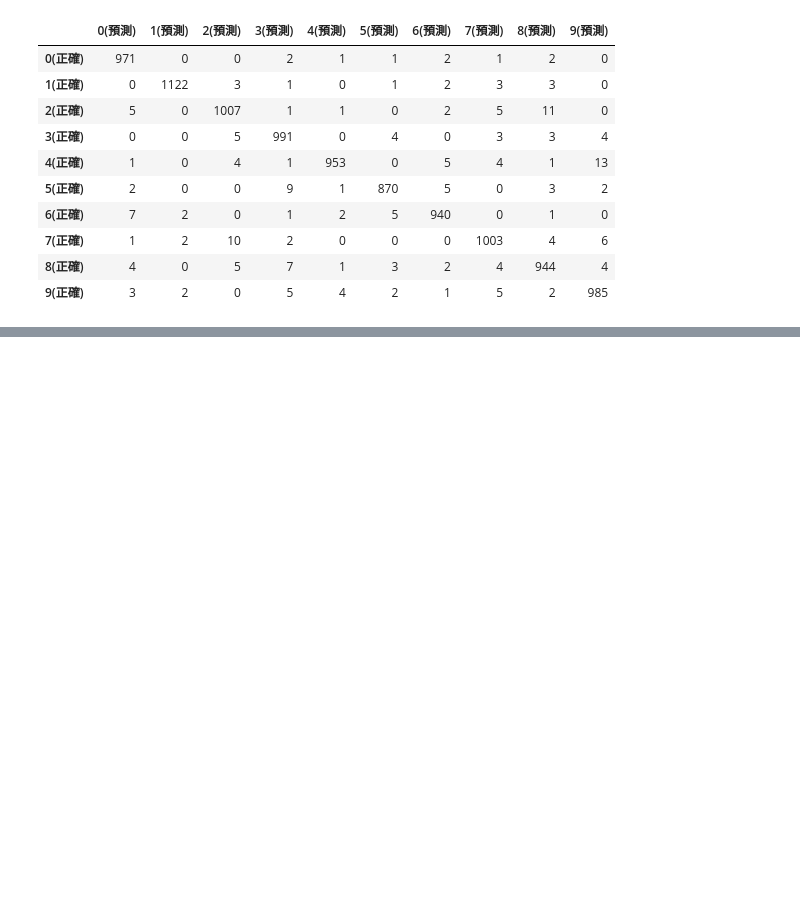
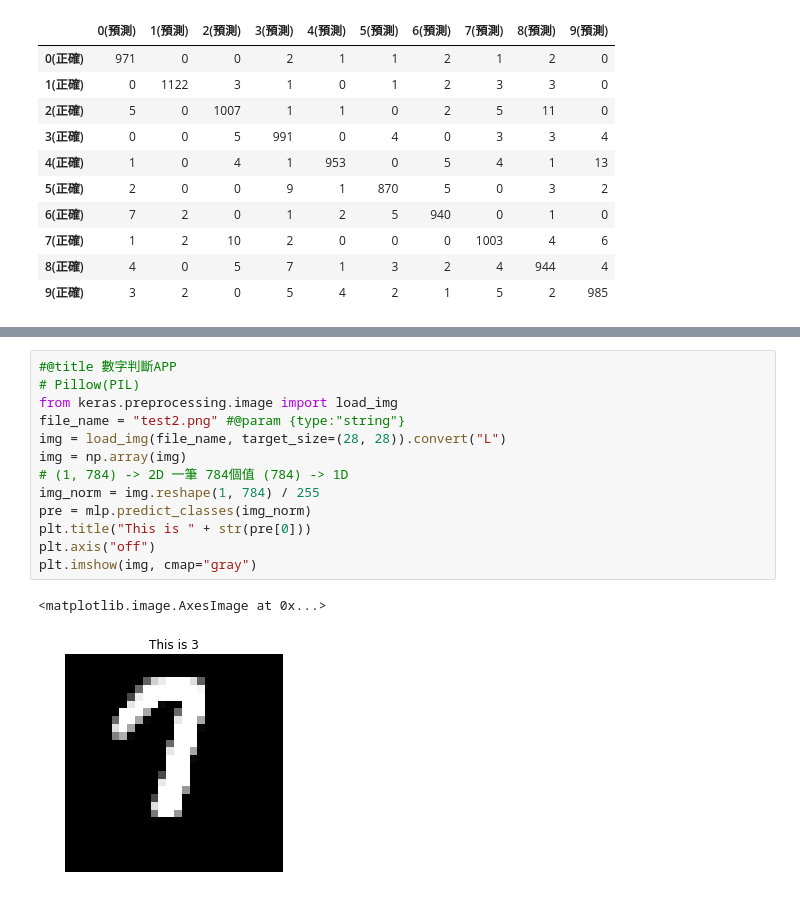
Before and after one commit to Elwing-Chou/MLTT, a Jupyter notebook: mlp.ipynb, the cells around one changed output, grey strips where cells are left out. Drawn from its saved outputs; the diff is of its cells as text; blank space fills up the shorter version.

```diff
--- a/mlp.ipynb
+++ b/mlp.ipynb
@@ -156,0 +181,16 @@ pd.DataFrame(mat, columns=col, index=row)
+# %%
+#@title 數字判斷APP
+# Pillow(PIL)
+from keras.preprocessing.image import load_img
+file_name = "test2.png" #@param {type:"string"}
+img = load_img(file_name, target_size=(28, 28)).convert("L")
+img = np.array(img)
+# (1, 784) -> 2D 一筆 784個值 (784) -> 1D
+img_norm = img.reshape(1, 784) / 255
+pre = mlp.predict_classes(img_norm)
+plt.title("This is " + str(pre[0]))
+plt.axis("off")
+plt.imshow(img, cmap="gray")
+# %% [output]
+<matplotlib.image.AxesImage at 0x...>
+[figure, added]
```
Also changed, not shown: parts of 1 cell of this notebook.
